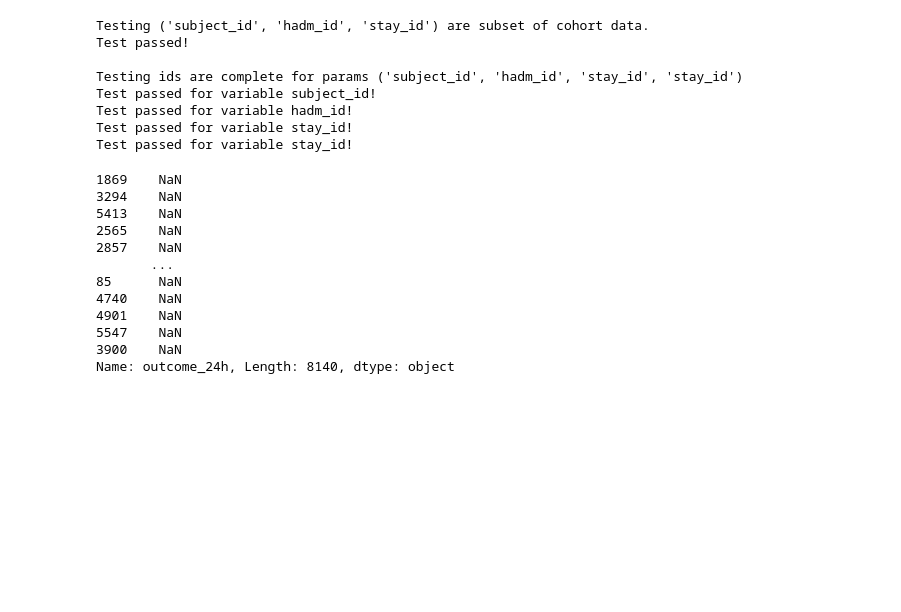
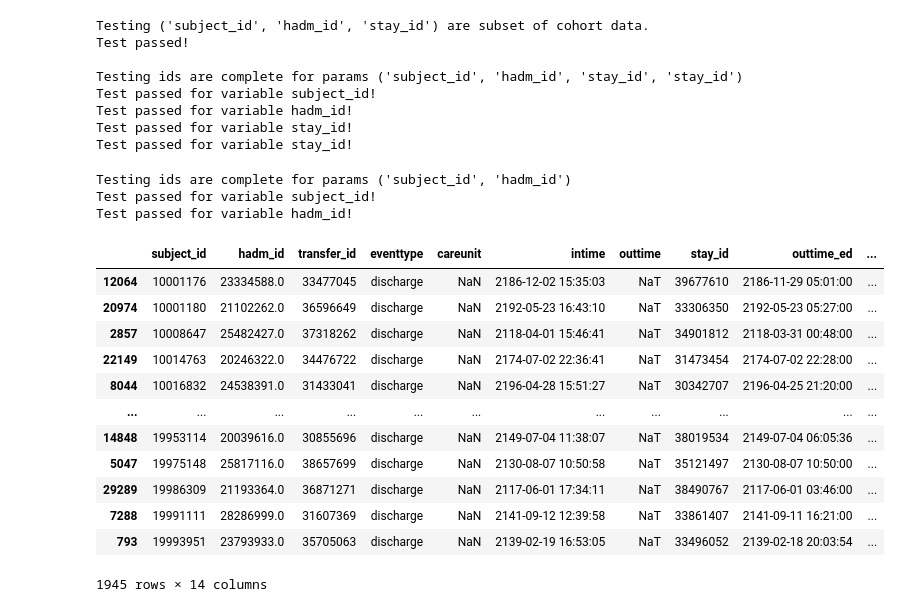
Before and after one commit to hrna-ox/VarPhenClustering, a Jupyter notebook: Developing Code.ipynb, the cells around one changed output. Saved outputs shown, nothing was run; the diff lists cells and outputs as text; code cells hidden in the pictures; blank space fills up the shorter version.

```diff
--- a/Developing Code.ipynb
+++ b/Developing Code.ipynb
@@ -142,4 +164,30 @@ admissions_S2 = (
     .query("intime <= edregtime")                            # transfer intmie before ed registration time
     .query("dischtime - outtime_next >= @pd.Timedelta('-6h') | outtime_next.isna()")
     # discharge time not earlier than outtime_next (added -6 hours due to some potential delays)
+    .query("deathtime <= dischtime | deathtime.isna()")
 )
+
+# First subset Transfers
+tr_merge_ids = ["subject_id", "hadm_id", "stay_id",
+                "outtime", "deathtime", "intime_next", "outtime_next",
+                "dischtime", "discharge_location"]
+transfers_S1 = (
+    transfers_core
+    .merge(
+        admissions_S2[tr_merge_ids],
+        how="inner",
+        on=["subject_id", "hadm_id"],
+        suffixes=("", "_ed")
+    )
+    .sort_values(by=["subject_id", "stay_id"], ascending=True)
+)
+
+# Run tests
+tests.test_is_complete_ids(transfers_S1, "subject_id", "hadm_id")
+tests.test_outtimes_match(transfers_S1)
+tests.test_every_patient_has_discharge_transfer(transfers_S1)
+# endregion
+# %% [output]
+Testing ids are complete for params ('subject_id', 'hadm_id')
+Test passed for variable subject_id!
+Test passed for variable hadm_id!
@@ -204,15 +194,18 @@ test = (
-# %%
-test.outcome_24h
-# %% [output]
-1869    NaN
-3294    NaN
-5413    NaN
-2565    NaN
-2857    NaN
-       ...
-85      NaN
-4740    NaN
-4901    NaN
-5547    NaN
-3900    NaN
-Name: outcome_24h, Length: 8140, dtype: object
+# %%
+test = transfers_S1.query("eventtype=='discharge'")
+# %%
+test.query("discharge_location.isna()")
+# %% [output]
+|  | subject_id | hadm_id | transfer_id | eventtype | careunit | intime | outtime | stay_id | outtime_ed | ... |
+| 12064 | 10001176 | 23334588.0 | 33477045 | discharge | NaN | 2186-12-02 15:35:03 | NaT | 39677610 | 2186-11-29 05:01:00 | ... |
+| 20974 | 10001180 | 21102262.0 | 36596649 | discharge | NaN | 2192-05-23 16:43:10 | NaT | 33306350 | 2192-05-23 05:27:00 | ... |
+| 2857 | 10008647 | 25482427.0 | 37318262 | discharge | NaN | 2118-04-01 15:46:41 | NaT | 34901812 | 2118-03-31 00:48:00 | ... |
+| 22149 | 10014763 | 20246322.0 | 34476722 | discharge | NaN | 2174-07-02 22:36:41 | NaT | 31473454 | 2174-07-02 22:28:00 | ... |
+| 8044 | 10016832 | 24538391.0 | 31433041 | discharge | NaN | 2196-04-28 15:51:27 | NaT | 30342707 | 2196-04-25 21:20:00 | ... |
+| ... | ... | ... | ... | ... | ... | ... | ... | ... | ... | ... |
+| 14848 | 19953114 | 20039616.0 | 30855696 | discharge | NaN | 2149-07-04 11:38:07 | NaT | 38019534 | 2149-07-04 06:05:36 | ... |
+| 5047 | 19975148 | 25817116.0 | 38657699 | discharge | NaN | 2130-08-07 10:50:58 | NaT | 35121497 | 2130-08-07 10:50:00 | ... |
+| 29289 | 19986309 | 21193364.0 | 36871271 | discharge | NaN | 2117-06-01 17:34:11 | NaT | 38490767 | 2117-06-01 03:46:00 | ... |
+| 7288 | 19991111 | 28286999.0 | 31607369 | discharge | NaN | 2141-09-12 12:39:58 | NaT | 33861407 | 2141-09-11 16:21:00 | ... |
+| 793 | 19993951 | 23793933.0 | 35705063 | discharge | NaN | 2139-02-19 16:53:05 | NaT | 33496052 | 2139-02-18 20:03:54 | ... |
+1945 rows × 14 columns
```
Also changed, not shown: parts of 9 cells of this notebook, 2 other files.
